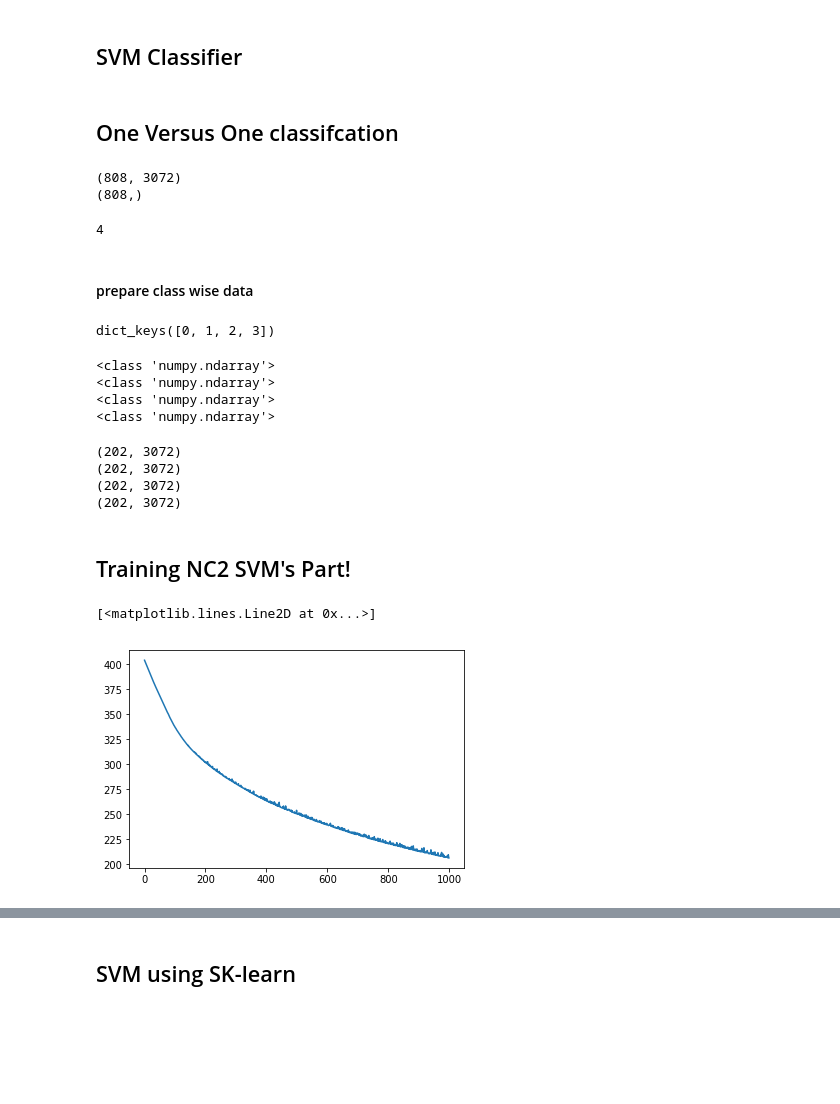
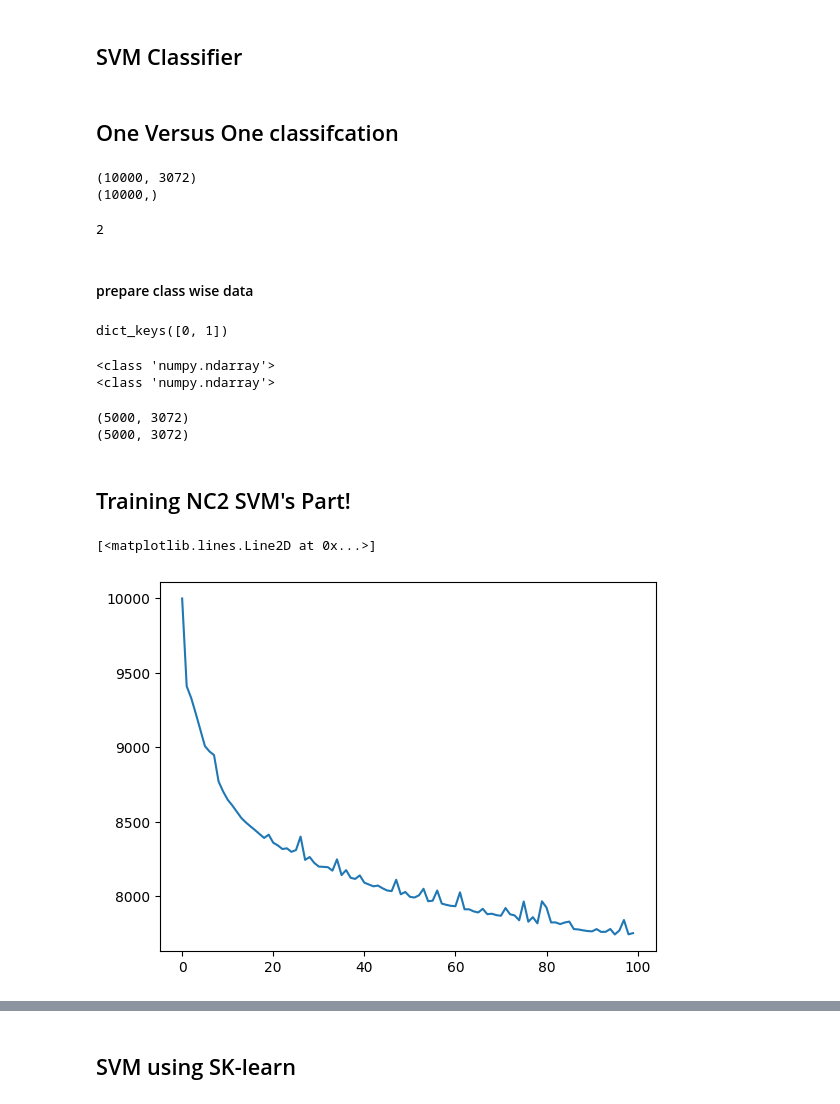
Before and after one commit to ENSAK-USMS/Master-Big-Data-Business-Intelligence, a Jupyter notebook: Image Prossessing/projects/image_classification.ipynb, the cells around one changed output, grey strips where cells are left out. Saved outputs shown, nothing was run; the diff lists cells and outputs as text; code cells hidden in the pictures; blank space fills up the shorter version.

```diff
--- a/Image Prossessing/projects/image_classification.ipynb
+++ b/Image Prossessing/projects/image_classification.ipynb
@@ -12,12 +8,16 @@ p=Path(r"C:\Users\Sahil Garg\Desktop\machine_learning new\support vector machine
+# %%
+p=Path(r"./classification/train")
 # %%
 labels_dict={"not-a-gun":0,"gun":1}
 labels=[]
 image_data=[]
 for folder_name in p.glob("*"):
-
-    label=str(folder_name).split("\\")[-1][:-1]
-
+    label=str(folder_name).split("\\")[-1]
+    i=0
     for image_path in folder_name.glob("*.jpg"):
+        i+=1
+        if i>100:
+            break
 
         img=image.load_img(image_path,target_size=(32,32))
 
@@ -61,6 +61,6 @@ def drawimage(img):
     plt.show()
     return
 
-for i in range(10):
-    drawimage(image_data[i])
+
+drawimage(image_data[0])
 # %% [output]
@@ -148,7 +139,7 @@ class SVM:
         self.b = bias
         return W,bias,losses
 # %% [markdown]
- ## One Versus One classifcation
+## One Versus One classifcation
 # %%
 # each sample of image in image data have 16875 feature
 m = image_data.shape[0]
@@ -156,13 +147,13 @@ image_data= image_data.reshape(m,-1)
 print(image_data.shape)
 print(labels.shape)
 # %% [output]
-(808, 3072)
-(808,)
+(10000, 3072)
+(10000,)
 # %%
 total_class = len(np.unique(labels))
 print(total_class)
 # %% [output]
-4
+2
 # %% [markdown]
 #### prepare class wise data
 # %%
@@ -180,27 +171,19 @@ data= classwisedata(image_data,labels)
 # %%
 data.keys()
 # %% [output]
-dict_keys([0, 1, 2, 3])
+dict_keys([0, 1])
 # %%
 print(type(data[0]))
 print(type(data[1]))
-print(type(data[2]))
-print(type(data[3]))
 # %% [output]
 <class 'numpy.ndarray'>
 <class 'numpy.ndarray'>
-<class 'numpy.ndarray'>
-<class 'numpy.ndarray'>
 # %%
 print(data[0].shape)
 print(data[1].shape)
-print(data[2].shape)
-print(data[3].shape)
 # %% [output]
-(202, 3072)
-(202, 3072)
-(202, 3072)
-(202, 3072)
+(5000, 3072)
+(5000, 3072)
 # %%
 def getDataPairForSVM(d1,d2):
     l1,l2 = d1.shape[0],d2.shape[0]
@@ -223,12 +206,12 @@ def getDataPairForSVM(d1,d2):
 # %%
 mySVM  = SVM()
 xp, yp  = getDataPairForSVM(data[0],data[1])
-w,b,loss  = mySVM.fit(xp,yp,learning_rate=0.00001,maxItr=1000)
+w,b,loss  = mySVM.fit(xp,yp,learning_rate=0.00001,maxItr=100)
 #print(loss)
 plt.plot(loss)
 # %% [output]
 [<matplotlib.lines.Line2D at 0x...>]
-[figure, old version]
+[figure, new version]
 # %%
 def trainSVMs(x,y):
 
```
Also changed, not shown: parts of 11 cells of this notebook.
